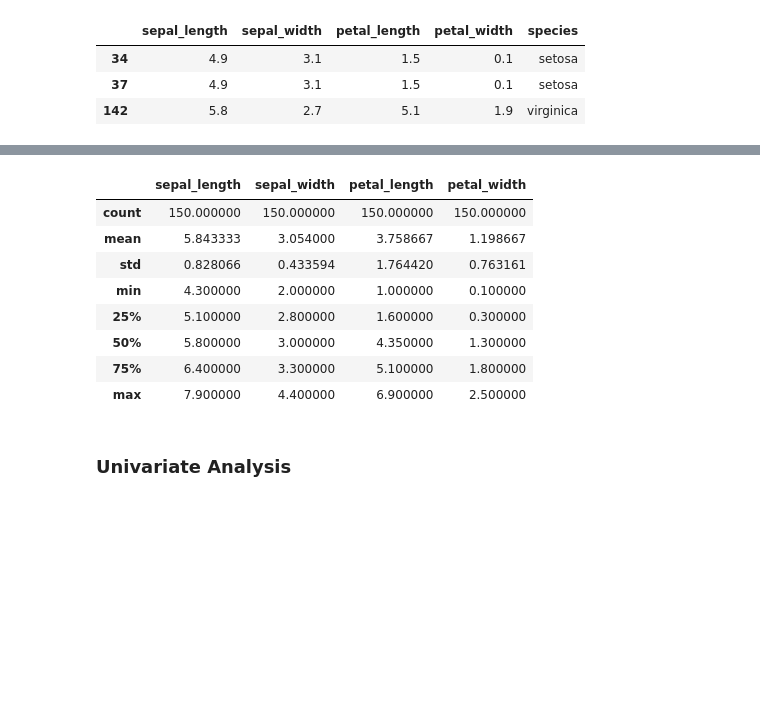
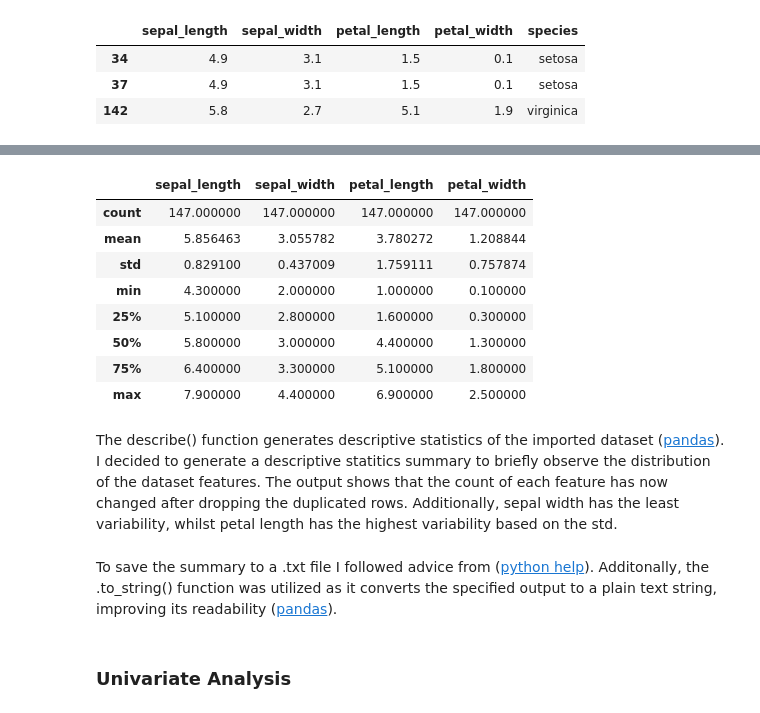
Before and after one commit to NibnabCodes/pands_project, a Jupyter notebook: investigations.ipynb, the cells around one changed output, grey strips where cells are left out. Drawn from its saved outputs; the diff is of its cells as text; code cells hidden in the pictures; blank space fills up the shorter version.

```diff
--- a/investigations.ipynb
+++ b/investigations.ipynb
@@ -98,0 +103,3 @@ iris[iris.duplicated()]
+# %%
+# Drop duplicates
+iris_df = iris.drop_duplicates()
@@ -107,16 +119,18 @@ plt.savefig('species_count.png')
 # %%
 # Generate descriptive statistics summary of dataset
-iris.describe()
+iris_df.describe()
 # %% [output]
 |  | sepal_length | sepal_width | petal_length | petal_width |
-| count | 150.000000 | 150.000000 | 150.000000 | 150.000000 |
-| mean | 5.843333 | 3.054000 | 3.758667 | 1.198667 |
-| std | 0.828066 | 0.433594 | 1.764420 | 0.763161 |
+| count | 147.000000 | 147.000000 | 147.000000 | 147.000000 |
+| mean | 5.856463 | 3.055782 | 3.780272 | 1.208844 |
+| std | 0.829100 | 0.437009 | 1.759111 | 0.757874 |
 | min | 4.300000 | 2.000000 | 1.000000 | 0.100000 |
 | 25% | 5.100000 | 2.800000 | 1.600000 | 0.300000 |
-| 50% | 5.800000 | 3.000000 | 4.350000 | 1.300000 |
+| 50% | 5.800000 | 3.000000 | 4.400000 | 1.300000 |
 | 75% | 6.400000 | 3.300000 | 5.100000 | 1.800000 |
 | max | 7.900000 | 4.400000 | 6.900000 | 2.500000 |
+# %% [markdown]
+The describe() function generates descriptive statistics of the imported dataset ([pandas](https://pandas.pydata.org/pandas-docs/stable/reference/api/pandas.DataFrame.describe.html)). I decided to generate a descriptive statitics summary to briefly observe the distribution of the dataset features. The output shows that the count of each feature has now changed after dropping the duplicated rows. Additionally, sepal width has the least variability, whilst petal length has the highest variability based on the std.
 # %%
 # Save summary as .txt file
 with open('iris_summary.txt', 'w') as file:
@@ -124,3 +138,5 @@ with open('iris_summary.txt', 'w') as file:
+# %% [markdown]
+To save the summary to a .txt file I followed advice from ([python help](https://www.pythonhelp.org/questions/how-to-get-python-output-in-text-file/)). Additonally, the .to_string() function was utilized as it converts the specified output to a plain text string, improving its readability ([pandas](https://pandas.pydata.org/pandas-docs/stable/reference/api/pandas.DataFrame.to_string.html)).
 # %% [markdown]
 ### Univariate Analysis
 # %%
```
Also changed, not shown: parts of 7 cells of this notebook, 3 other files.
